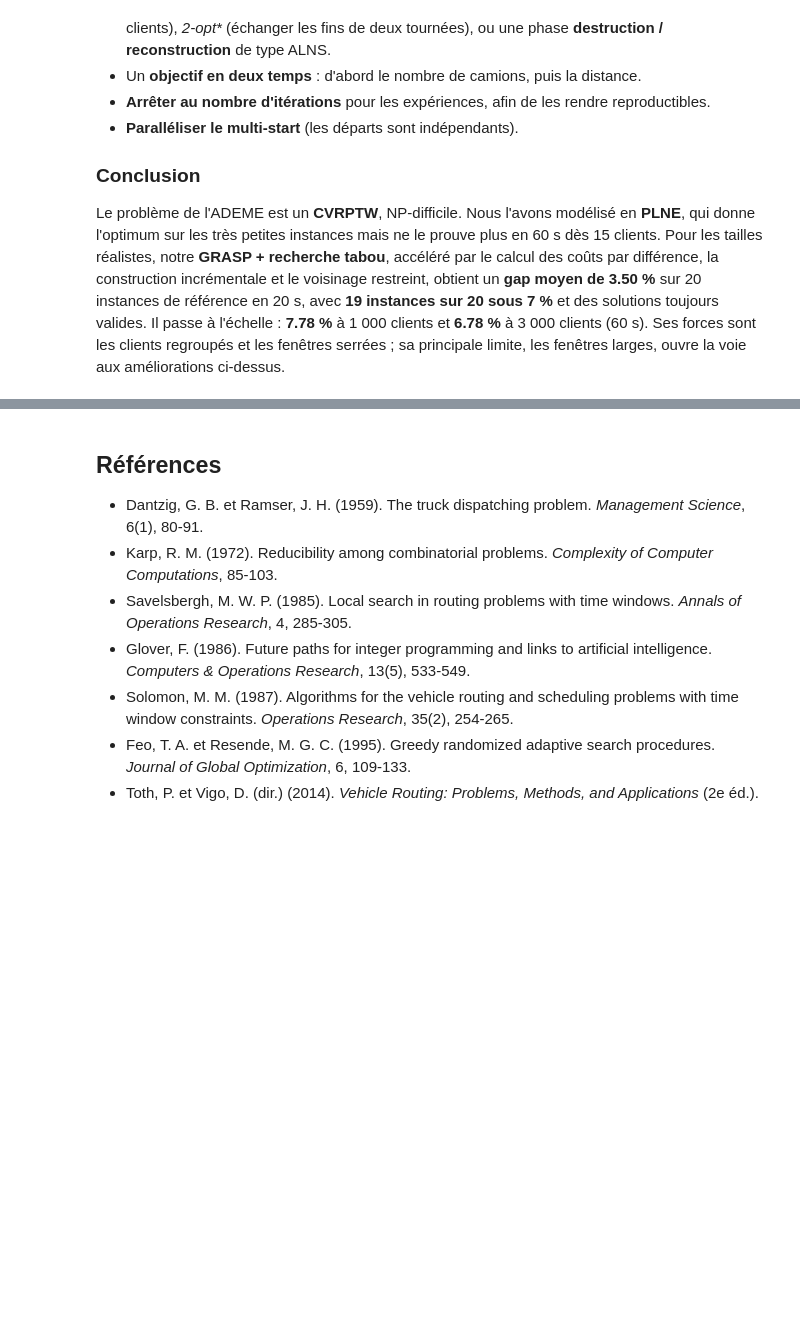
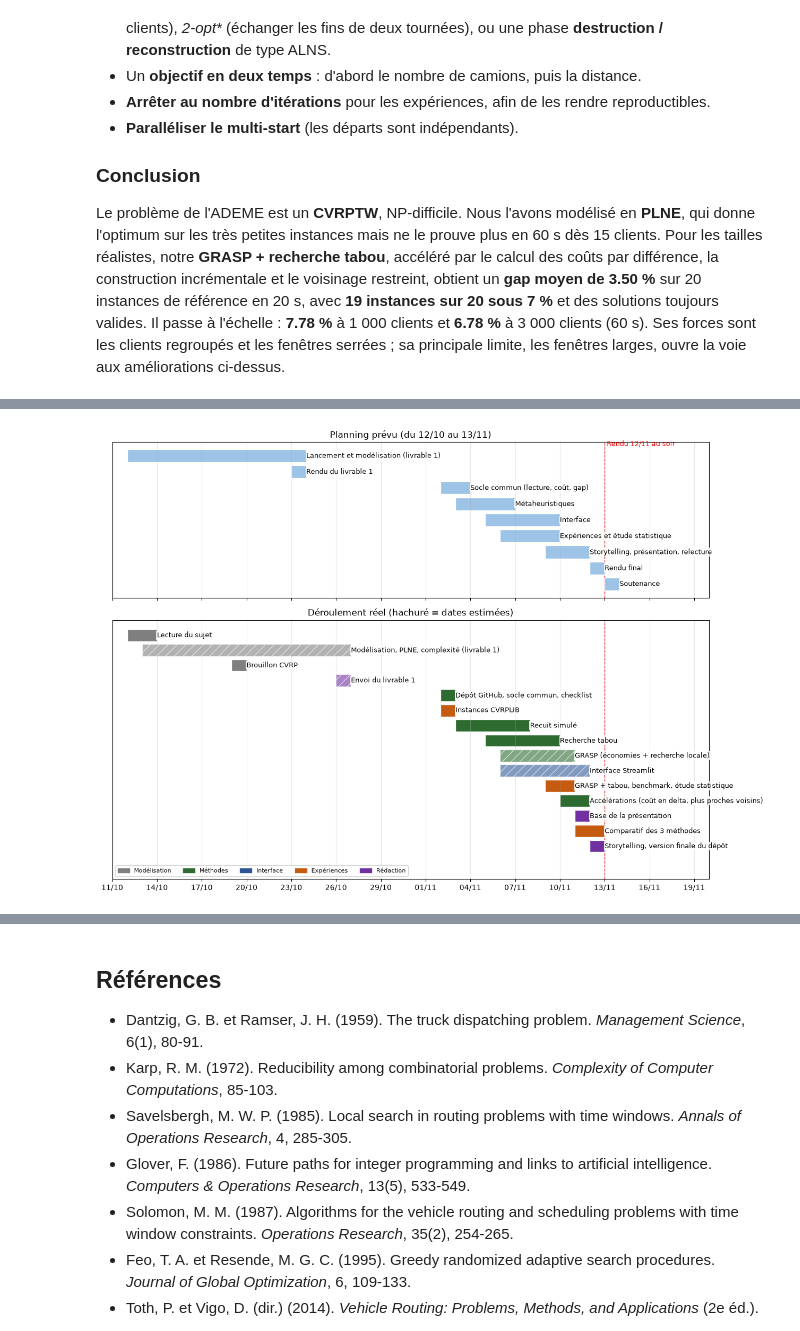
Before and after one commit to gautier111-fr/projet-smart, a Jupyter notebook: Projet_Smart.ipynb, the cells around one changed output, grey strips where cells are left out. Cells and saved outputs as stored; diff of their text form; code cells hidden in the pictures; blank space fills up the shorter version.

Commit message:
story teling

```diff
--- a/Projet_Smart.ipynb
+++ b/Projet_Smart.ipynb
@@ -2046,0 +2072,86 @@ Le problème de l'ADEME est un **CVRPTW**, NP-difficile. Nous l'avons modélisé
+# %%
+import datetime as dt
+import matplotlib.pyplot as plt
+import matplotlib.dates as mdates
+
+def j(s):                                   # "12/10" -> date
+    d, m = s.split("/")
+    return dt.date(2026, int(m), int(d))
+
+FIN_RECUIT = "07/11"                             # date de fin du recuit, au format "JJ/MM" (à compléter)
+
+# Planning prévu (période du projet) : (phase, début, fin)
+PREVU = [
+    ("Lancement et modélisation (livrable 1)",      "12/10", "23/10"),
+    ("Rendu du livrable 1",                         "23/10", "23/10"),
+    ("Socle commun (lecture, coût, gap)",           "02/11", "03/11"),
+    ("Métaheuristiques",                            "03/11", "06/11"),
+    ("Interface",                                   "05/11", "09/11"),
+    ("Expériences et étude statistique",            "06/11", "09/11"),
+    ("Storytelling, présentation, relecture",       "09/11", "11/11"),
+    ("Rendu final",                                 "12/11", "12/11"),
+    ("Soutenance",                                  "13/11", "13/11"),
+]
+
+# Déroulement réel : (type de tâche, tâche, début, fin, estimé ?)
+REEL = [
+    ("Modélisation", "Lecture du sujet",                               "12/10", "13/10", False),
+    ("Modélisation", "Modélisation, PLNE, complexité (livrable 1)",    "13/10", "26/10", True),
+    ("Modélisation", "Brouillon CVRP",                                 "19/10", "19/10", False),
+    ("Rédaction",    "Envoi du livrable 1",                            "26/10", "26/10", True),
+    ("Méthodes",     "Dépôt GitHub, socle commun, checklist",          "02/11", "02/11", False),
+    ("Expériences",  "Instances CVRPLIB",                              "02/11", "02/11", False),
+    ("Méthodes",     "Recuit simulé",                                  "03/11", FIN_RECUIT, False),
+    ("Méthodes",     "Recherche tabou",                                "05/11", "09/11", False),
+    ("Méthodes",     "GRASP (économies + recherche locale)",           "06/11", "10/11", True),
+    ("Interface",    "Interface Streamlit",                            "06/11", "11/11", True),
+    ("Expériences",  "GRASP + tabou, benchmark, étude statistique",    "09/11", "10/11", False),
+    ("Méthodes",     "Accélérations (coût en delta, plus proches voisins)", "10/11", "11/11", False),
+    ("Rédaction",    "Base de la présentation",                        "11/11", "11/11", False),
+    ("Expériences",  "Comparatif des 3 méthodes",                      "11/11", "12/11", False),
+    ("Rédaction",    "Storytelling, version finale du dépôt",          "12/11", "12/11", False),
+]
+COULEURS = {"Modélisation": "#7f7f7f", "Méthodes": "#2e6b30", "Interface": "#2f5597",
+            "Expériences": "#c55a11", "Rédaction": "#7030a0"}
+BOITE = dict(facecolor="white", edgecolor="none", pad=1, alpha=0.85)
+
+def barre(ax, y, d, f, couleur, texte, estime=False):
+    if not f:                                   # date de fin pas encore écrite
+        ax.scatter(j(d), y, color=couleur, s=60)
+        ax.text(j(d) + dt.timedelta(hours=14), y, texte,
+                va="center", fontsize=9, bbox=BOITE)
+        return
+    debut, fin = j(d), j(f) + dt.timedelta(days=1)
+    ax.barh(y, (fin - debut).days, left=debut, color=couleur, edgecolor="white",
+            hatch="//" if estime else None, alpha=0.6 if estime else 1)
+    ax.text(fin + dt.timedelta(hours=10), y, texte, va="center", fontsize=9, bbox=BOITE)
+
+def dessiner(fichier=None):
+    RENDU = j("12/11") + dt.timedelta(days=1)   # fin de la journée du rendu
+    fig, (a1, a2) = plt.subplots(2, 1, figsize=(13, 9), sharex=True,
+                                 gridspec_kw={"height_ratios": [len(PREVU), len(REEL)]})
+    for y, (phase, d, f) in enumerate(reversed(PREVU)):
+        barre(a1, y, d, f, "#9dc3e6", phase)
+    a1.set_title("Planning prévu (du 12/10 au 13/11)")
+    for y, (qui, tache, d, f, estime) in enumerate(reversed(REEL)):
+        barre(a2, y, d, f, COULEURS[qui], tache, estime)
+    a2.set_title("Déroulement réel (hachuré = dates estimées)")
+    from matplotlib.patches import Patch
+    a2.legend(handles=[Patch(color=c, label=t) for t, c in COULEURS.items()], loc="lower left", fontsize=8, ncol=5)
+    for ax in (a1, a2):
+        ax.set_yticks([])
+        ax.axvline(RENDU, color="red", linestyle="--", linewidth=1, zorder=0)
+        ax.grid(axis="x", alpha=0.3)
+    a1.text(RENDU, len(PREVU) - 0.4, " Rendu 12/11 au soir", color="red", fontsize=9)
+    a2.xaxis.set_major_locator(mdates.DayLocator(interval=3))
+    a2.xaxis.set_major_formatter(mdates.DateFormatter("%d/%m"))
+    a2.set_xlim(j("11/10"), j("20/11"))
+    a2.set_ylim(-2.2, len(REEL))
+    plt.tight_layout()
+    if fichier:
+        plt.savefig(fichier, dpi=150)
+    return fig
+
+dessiner("images/gantt_prevu_reel.png");
+# %% [output]
+[figure, added]
```
Also changed, not shown: parts of 14 cells of this notebook.
